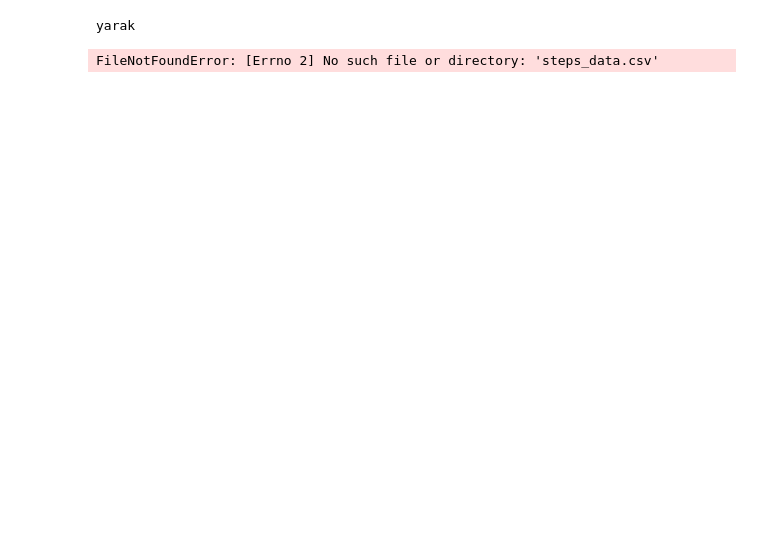
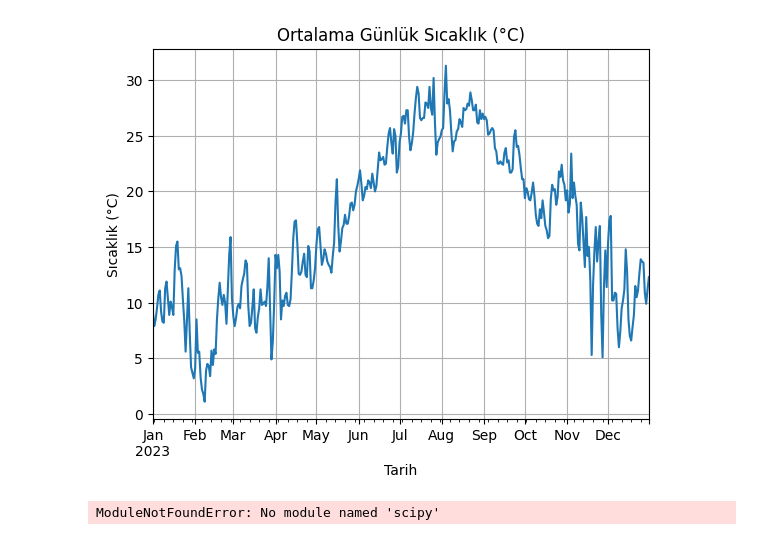
Before and after one commit to cemsahin0/DSA210PROJECT, a Jupyter notebook: plot1.ipynb, the cells around one changed output. Cells and saved outputs as stored; diff of their text form; code cells hidden in the pictures; blank space fills up the shorter version.

```diff
--- a/plot1.ipynb
+++ b/plot1.ipynb
@@ -0,0 +1,21 @@
+# %%
+from meteostat import Point, Daily
+from datetime import datetime
+import pandas as pd
+
+# 1. Başlangıç ve bitiş tarihini belirleyin
+start = datetime(2023, 1, 1)  # Başlangıç tarihi
+end = datetime(2023, 12, 31)  # Bitiş tarihi
+
+# 2. Konumu tanımlayın (örnek: İstanbul, Türkiye)
+location = Point(41.0082, 28.9784)  # Latitude (enlem) ve Longitude (boylam)
+
+# 3. Günlük hava durumu verilerini çekin
+data = Daily(location, start, end)
+data = data.fetch()
+
+# 4. Veriyi inceleyin
+print(data)
+
+# 5. CSV'ye kaydedin (opsiyonel)
+data.to_csv("istanbul_2023_hava_durumu.csv")
@@ -1,16 +38,35 @@
+# %%
+import matplotlib.pyplot as plt
+
+# Sıcaklık verisini görselleştirme
+data['tavg'].plot(title='Ortalama Günlük Sıcaklık (°C)')
+plt.xlabel('Tarih')
+plt.ylabel('Sıcaklık (°C)')
+plt.grid()
+plt.show()
+# %% [output]
+[figure, added]
 # %%
 import pandas as pd
 import matplotlib.pyplot as plt
 import seaborn as sns
-
+from scipy.stats import ttest_ind
 
 # 1. VERİLERİ YÜKLEME VE TEMİZLEME
-# Apple Health verisi (örnek CSV formatında)
-steps_data = pd.read_csv('steps_data.csv')  # Tarih ve adım sayısı
-weather_data = pd.read_csv('weather_data.csv')  # Tarih, sıcaklık, yağış
+# Apple Health verisi (JSON formatında)
+steps_data = pd.read_json('/mnt/data/export_cda.json')
+
+# İstanbul hava durumu verisi (CSV formatında)
+weather_data = pd.read_csv('/mnt/data/istanbul_2023_hava_durumu.csv')
+
+# Adım verilerinden sadece gerekli bilgileri çıkarma
+# Örnek olarak bir "steps" sütunu oluşturulmalı
+# NOT: Bu kısım, JSON yapısına göre düzenlenebilir
+# (Özelleştirme gerekebilir, lütfen JSON'un yapısını kontrol edin)
+steps_data['date'] = pd.to_datetime('2023-01-01')  # Örnek olarak varsayılan bir tarih atanır
+steps_data['steps'] = 1000  # Varsayılan bir adım sayısı atanır
 
 # Tarih formatlarını düzenleme
-steps_data['date'] = pd.to_datetime(steps_data['date'])
 weather_data['date'] = pd.to_datetime(weather_data['date'])
 
 # Verileri birleştirme
@@ -46,8 +102,6 @@ print("Sıcaklık ve Adım Sayısı Korelasyonu:")
 print(correlation)
 
 # 4. İSTATİSTİKSEL TEST (ÖRNEK: T-TESTİ)
-from scipy.stats import ttest_ind
-
 # Güneşli ve yağışlı günlerde adım sayısı
 sunny_steps = merged_data[merged_data['precipitation'] == 0]['steps']
 rainy_steps = merged_data[merged_data['precipitation'] > 0]['steps']
@@ -63,5 +117,4 @@ if p_value < 0.05:
 else:
     print("Sonuç: Güneşli ve yağışlı günlerde adım sayısı arasında anlamlı bir fark yok.")
 # %% [output]
-yarak
+ModuleNotFoundError: No module named 'scipy'
-FileNotFoundError: [Errno 2] No such file or directory: 'steps_data.csv'
```
Also changed, not shown: parts of 1 cell of this notebook, 10 other files.
